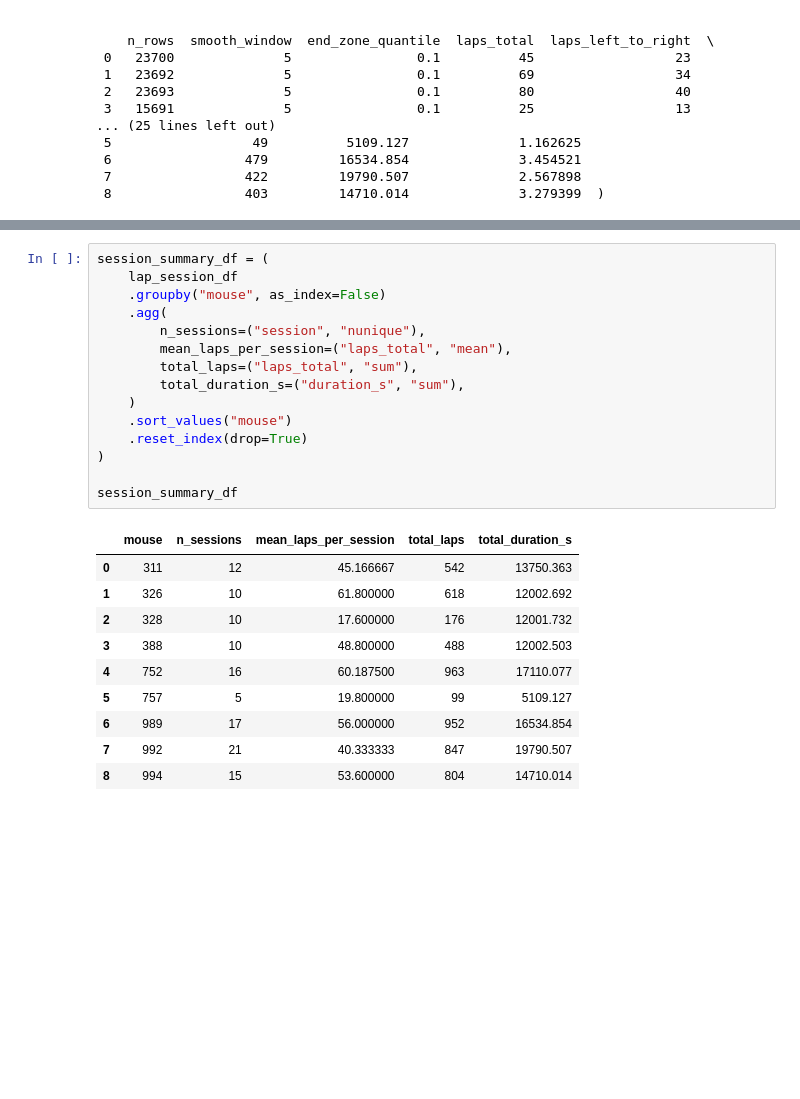
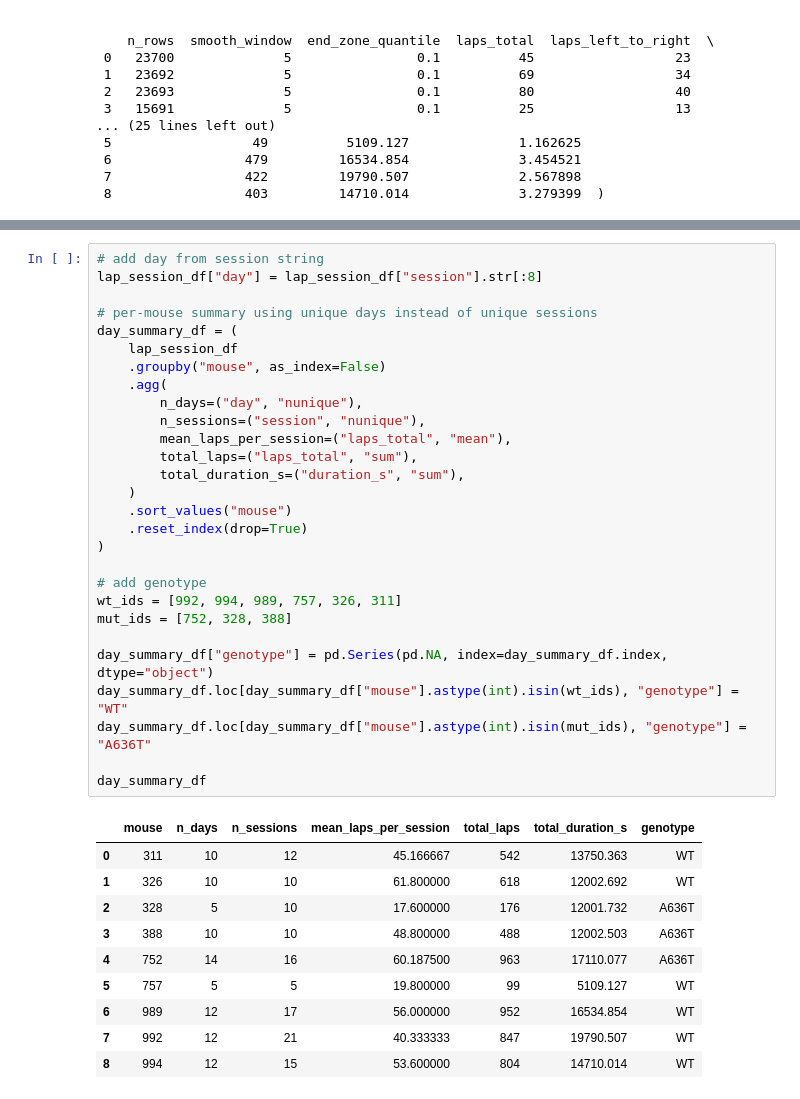
Before and after one commit to marburyvthesea/JJMezTrackAnalysis, a Jupyter notebook: countLapsInLinearTrack.ipynb, the cells around one changed output, grey strips where cells are left out. Cells and saved outputs as stored; diff of their text form; blank space fills up the shorter version.

```diff
--- a/countLapsInLinearTrack.ipynb
+++ b/countLapsInLinearTrack.ipynb
@@ -274,28 +281,41 @@ lap_mouse_avg_df
 | 7 | 992 | 40.333333 | WT |
 | 8 | 994 | 53.600000 | WT |
 # %%
-session_summary_df = (
+# add day from session string
+lap_session_df["day"] = lap_session_df["session"].str[:8]
+
+# per-mouse summary using unique days instead of unique sessions
+day_summary_df = (
     lap_session_df
     .groupby("mouse", as_index=False)
     .agg(
+        n_days=("day", "nunique"),
         n_sessions=("session", "nunique"),
         mean_laps_per_session=("laps_total", "mean"),
         total_laps=("laps_total", "sum"),
         total_duration_s=("duration_s", "sum"),
     )
     .sort_values("mouse")
     .reset_index(drop=True)
 )
 
-session_summary_df
+# add genotype
+wt_ids = [992, 994, 989, 757, 326, 311]
+mut_ids = [752, 328, 388]
+
+day_summary_df["genotype"] = pd.Series(pd.NA, index=day_summary_df.index, dtype="object")
+day_summary_df.loc[day_summary_df["mouse"].astype(int).isin(wt_ids), "genotype"] = "WT"
+day_summary_df.loc[day_summary_df["mouse"].astype(int).isin(mut_ids), "genotype"] = "A636T"
+
+day_summary_df
 # %% [output]
-|  | mouse | n_sessions | mean_laps_per_session | total_laps | total_duration_s |
-| 0 | 311 | 12 | 45.166667 | 542 | 13750.363 |
-| 1 | 326 | 10 | 61.800000 | 618 | 12002.692 |
-| 2 | 328 | 10 | 17.600000 | 176 | 12001.732 |
-| 3 | 388 | 10 | 48.800000 | 488 | 12002.503 |
-| 4 | 752 | 16 | 60.187500 | 963 | 17110.077 |
-| 5 | 757 | 5 | 19.800000 | 99 | 5109.127 |
-| 6 | 989 | 17 | 56.000000 | 952 | 16534.854 |
-| 7 | 992 | 21 | 40.333333 | 847 | 19790.507 |
-| 8 | 994 | 15 | 53.600000 | 804 | 14710.014 |
+|  | mouse | n_days | n_sessions | mean_laps_per_session | total_laps | total_duration_s | genotype |
+| 0 | 311 | 10 | 12 | 45.166667 | 542 | 13750.363 | WT |
+| 1 | 326 | 10 | 10 | 61.800000 | 618 | 12002.692 | WT |
+| 2 | 328 | 5 | 10 | 17.600000 | 176 | 12001.732 | A636T |
+| 3 | 388 | 10 | 10 | 48.800000 | 488 | 12002.503 | A636T |
+| 4 | 752 | 14 | 16 | 60.187500 | 963 | 17110.077 | A636T |
+| 5 | 757 | 5 | 5 | 19.800000 | 99 | 5109.127 | WT |
+| 6 | 989 | 12 | 17 | 56.000000 | 952 | 16534.854 | WT |
+| 7 | 992 | 12 | 21 | 40.333333 | 847 | 19790.507 | WT |
+| 8 | 994 | 12 | 15 | 53.600000 | 804 | 14710.014 | WT |
```
Also changed, not shown: parts of 3 cells of this notebook, 3 other files.
